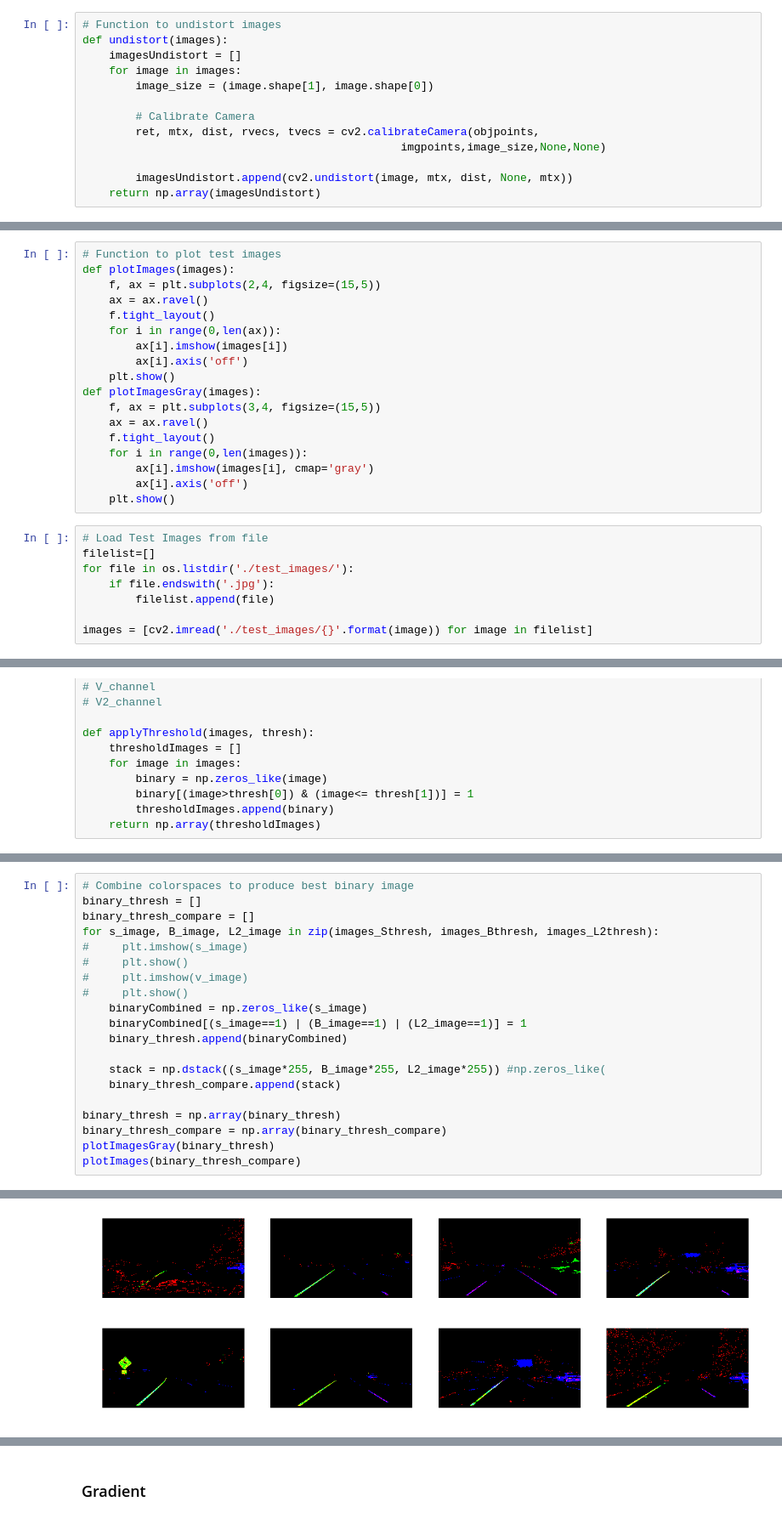
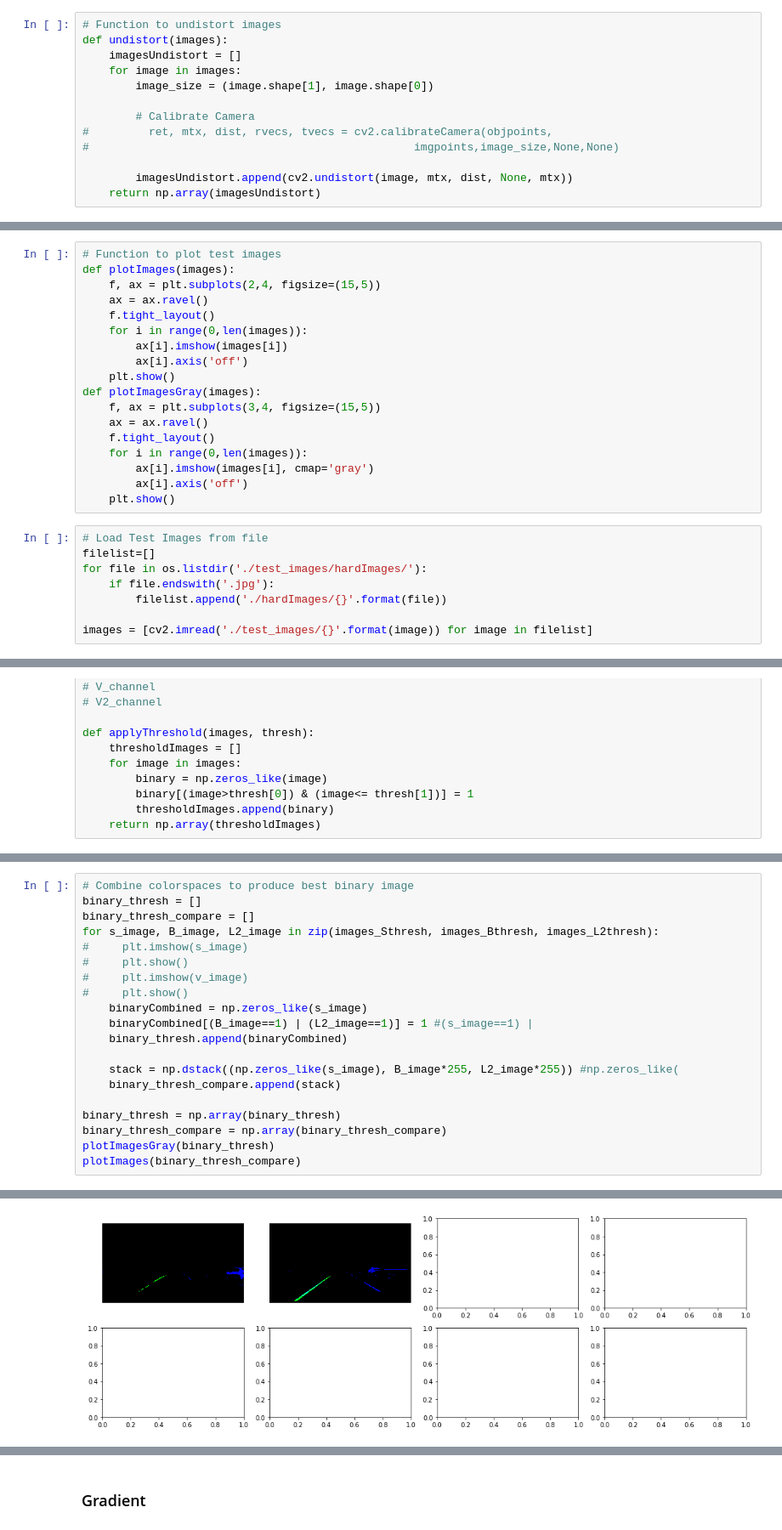
Before and after one commit to scrottty/CarND-Advanced-Lane-Lines, a Jupyter notebook: workbook_images.ipynb, the cells around one changed output, grey strips where cells are left out. Shown at 85% size. Drawn from its saved outputs; the diff is of its cells as text.

```diff
--- a/workbook_images.ipynb
+++ b/workbook_images.ipynb
@@ -76,8 +72,8 @@ def undistort(images):
         image_size = (image.shape[1], image.shape[0])
 
         # Calibrate Camera
-        ret, mtx, dist, rvecs, tvecs = cv2.calibrateCamera(objpoints,
-                                                imgpoints,image_size,None,None)
+#         ret, mtx, dist, rvecs, tvecs = cv2.calibrateCamera(objpoints,
+#                                                 imgpoints,image_size,None,None)
 
         imagesUndistort.append(cv2.undistort(image, mtx, dist, None, mtx))
     return np.array(imagesUndistort)
@@ -130,7 +133,7 @@ def plotImages(images):
     f, ax = plt.subplots(2,4, figsize=(15,5))
     ax = ax.ravel()
     f.tight_layout()
-    for i in range(0,len(ax)):
+    for i in range(0,len(images)):
         ax[i].imshow(images[i])
         ax[i].axis('off')
     plt.show()
@@ -145,9 +148,9 @@ def plotImagesGray(images):
 # %%
 # Load Test Images from file
 filelist=[]
-for file in os.listdir('./test_images/'):
+for file in os.listdir('./test_images/hardImages/'):
     if file.endswith('.jpg'):
-        filelist.append(file)
+        filelist.append('./hardImages/{}'.format(file))
 
 images = [cv2.imread('./test_images/{}'.format(image)) for image in filelist]
 # %%
@@ -276,10 +279,10 @@ for s_image, B_image, L2_image in zip(images_Sthresh, images_Bthresh, images_L2t
 #     plt.imshow(v_image)
 #     plt.show()
     binaryCombined = np.zeros_like(s_image)
-    binaryCombined[(s_image==1) | (B_image==1) | (L2_image==1)] = 1
+    binaryCombined[(B_image==1) | (L2_image==1)] = 1 #(s_image==1) |
     binary_thresh.append(binaryCombined)
 
-    stack = np.dstack((s_image*255, B_image*255, L2_image*255)) #np.zeros_like(
+    stack = np.dstack((np.zeros_like(s_image), B_image*255, L2_image*255)) #np.zeros_like(
     binary_thresh_compare.append(stack)
 
 binary_thresh = np.array(binary_thresh)
@@ -291,4 +294,4 @@ plotImages(binary_thresh_compare)
-[figure, old version]
+[figure, new version]
 # %%
 # Function to do the colorspace transforms
 def colorspace(images):
```
Also changed, not shown: parts of 24 cells of this notebook, 9 other files.
